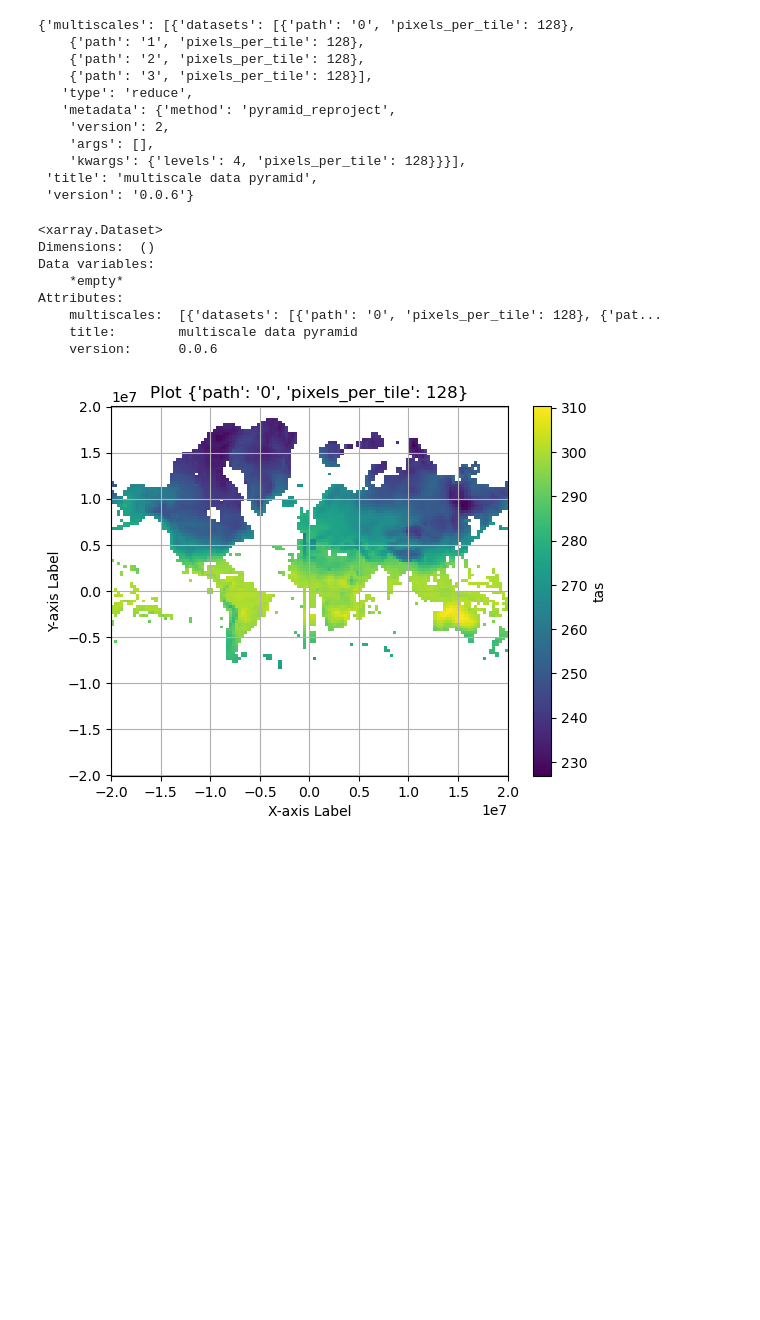
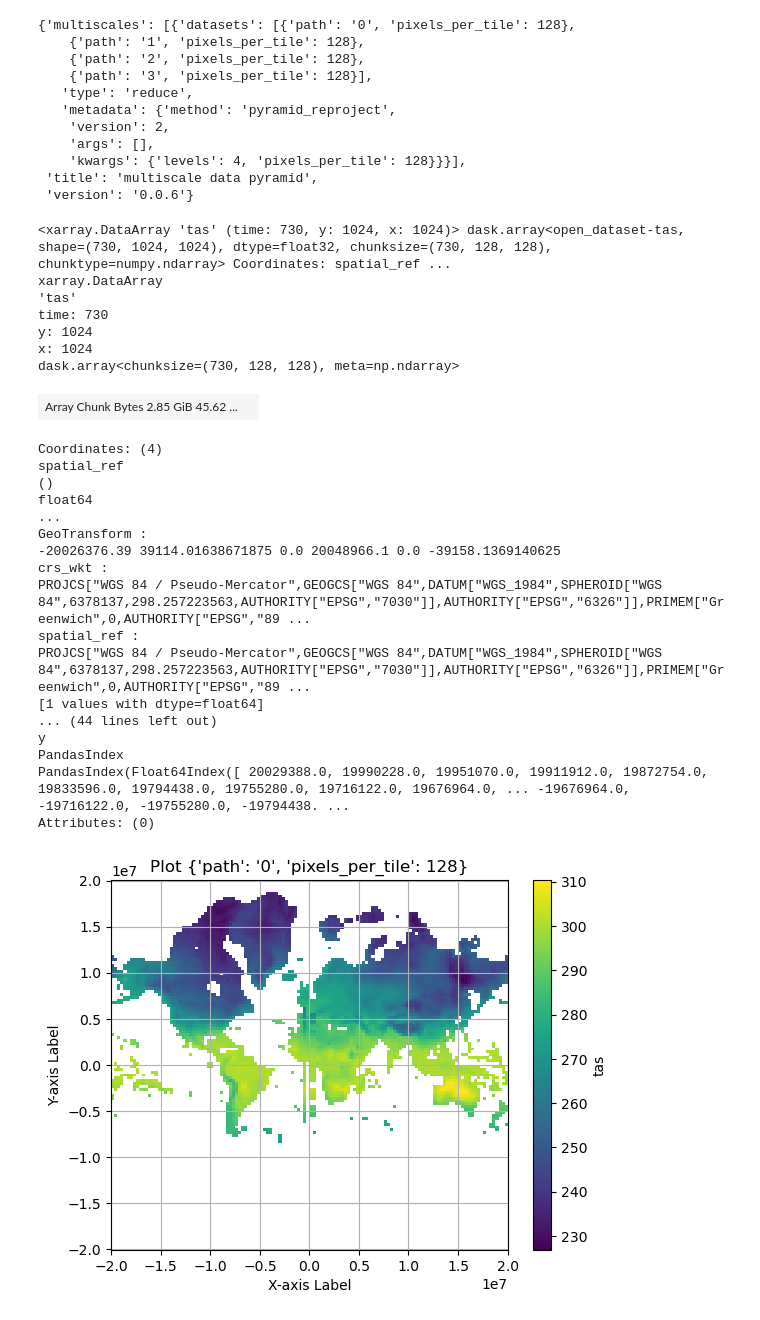
Before and after one commit to developmentseed/tile-benchmarking, a Jupyter notebook: profiling/cmip6_zarr/pyramid.ipynb, the cells around one changed output. Saved outputs shown, nothing was run; the diff lists cells and outputs as text; code cells hidden in the pictures; blank space fills up the shorter version.

```diff
--- a/profiling/cmip6_zarr/pyramid.ipynb
+++ b/profiling/cmip6_zarr/pyramid.ipynb
@@ -166,16 +146,33 @@ dt.to_zarr(save_path)
 # %%
 pyramid_ds = xr.open_zarr(save_path, consolidated=True, group=3)
 # %%
-pyramid_ds
+pyramid_ds['tas']
 # %% [output]
-<xarray.Dataset>
-Dimensions:  ()
-Data variables:
-    *empty*
-Attributes:
-    multiscales:  [{'datasets': [{'path': '0', 'pixels_per_tile': 128}, {'pat...
-    title:        multiscale data pyramid
-    version:      0.0.6
+<xarray.DataArray 'tas' (time: 730, y: 1024, x: 1024)> dask.array<open_dataset-tas, shape=(730, 1024, 1024), dtype=float32, chunksize=(730, 128, 128), chunktype=numpy.ndarray> Coordinates: spatial_ref ...
+xarray.DataArray
+'tas'
+time: 730
+y: 1024
+x: 1024
+dask.array<chunksize=(730, 128, 128), meta=np.ndarray>
+| Array Chunk Bytes 2.85 GiB 45.62 ... |  |
+Coordinates: (4)
+spatial_ref
+()
+float64
+...
+GeoTransform :
+-20026376.39 39114.01638671875 0.0 20048966.1 0.0 -39158.1369140625
+crs_wkt :
+PROJCS["WGS 84 / Pseudo-Mercator",GEOGCS["WGS 84",DATUM["WGS_1984",SPHEROID["WGS 84",6378137,298.257223563,AUTHORITY["EPSG","7030"]],AUTHORITY["EPSG","6326"]],PRIMEM["Greenwich",0,AUTHORITY["EPSG","89 ...
+spatial_ref :
+PROJCS["WGS 84 / Pseudo-Mercator",GEOGCS["WGS 84",DATUM["WGS_1984",SPHEROID["WGS 84",6378137,298.257223563,AUTHORITY["EPSG","7030"]],AUTHORITY["EPSG","6326"]],PRIMEM["Greenwich",0,AUTHORITY["EPSG","89 ...
+[1 values with dtype=float64]
+... (44 lines left out)
+y
+PandasIndex
+PandasIndex(Float64Index([ 20029388.0, 19990228.0, 19951070.0, 19911912.0, 19872754.0, 19833596.0, 19794438.0, 19755280.0, 19716122.0, 19676964.0, ... -19676964.0, -19716122.0, -19755280.0, -19794438. ...
+Attributes: (0)
 # %%
 import matplotlib.pyplot as plt
 
```
Also changed, not shown: parts of 3 cells of this notebook, 2 other files.
